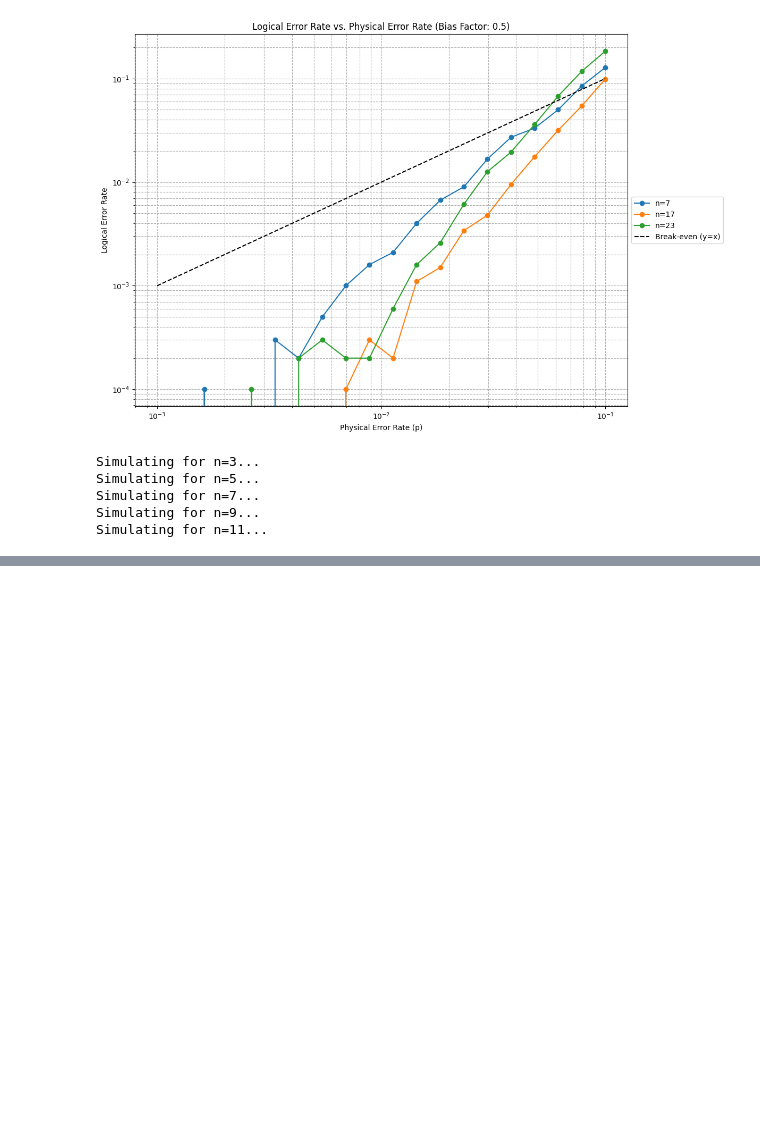
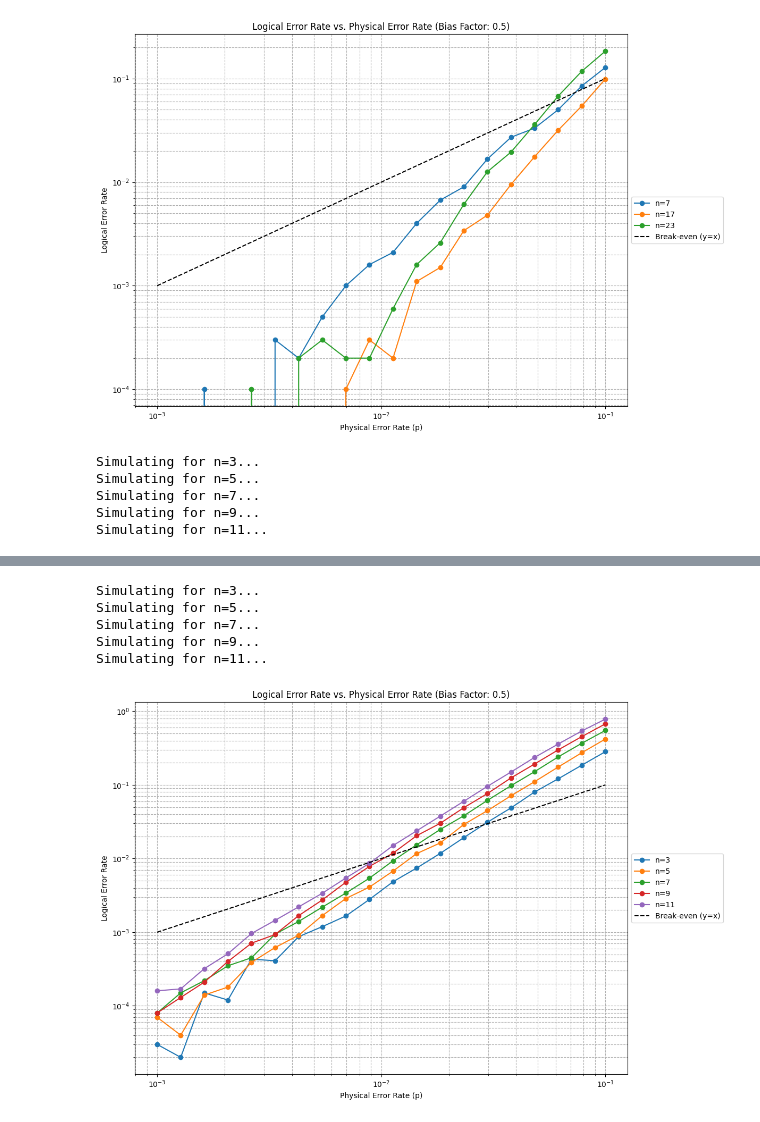
Before and after one commit to MarkAppprogrammer/Qiskit-CSS-T, a Jupyter notebook: decoder/docs/HyperBlossom_demo.ipynb, the cells around one changed output, grey strips where cells are left out. Cells and saved outputs as stored; diff of their text form; code cells hidden in the pictures; blank space fills up the shorter version.

```diff
--- a/decoder/docs/HyperBlossom_demo.ipynb
+++ b/decoder/docs/HyperBlossom_demo.ipynb
@@ -69,24 +77,23 @@ The sympletic matrix of the self-dual CSS code [[n=17,k=1, d>=5]]:
 def H(n, if_self_dual=False):
     d = length_dist_dict[n]
     F2 = galois.GF(2)
-    alistFilePath = alistDirPath + "n" + str(n) + "_d" + str(d) + ".alist"
+    if n == 17:
+        alistFilePath = alistDirPath + "n" + str(n) + "_d" + str(d) + "_Hz.alist"
+        Hz = F2(readAlist(alistFilePath))
+        alistFilePath = alistDirPath + "n" + str(n) + "_d" + str(d) + "_Hx.alist"
+        Hx = F2(readAlist(alistFilePath))
+    else:
+        alistFilePath = alistDirPath + "n" + str(n) + "_d" + str(d) + alistEnd
+
     GenMat = F2(readAlist(alistFilePath))
 
     if if_self_dual:
         G_punctured = GenMat[:, :-1]  # Puncture the last column
-        # Parity-check matrix of the punctured code
-        H_punctured = G_punctured.null_space()
+        Hz = Hx = G_punctured.null_space() # Parity-check matrix of the punctured code = generator matrix of the dual of the punctured code
     else:
-        # For GenMat being a dual-containing code, use null-space as parity-check
-        H_punctured = GenMat.null_space()
+        if n != 17:
+            Hz = Hx = GenMat.null_space()  # For GenMat being a dual-containing code, directly use the null-space of the generator matrix directly as the parity-check matrix
 
-    # --- Construct Hx and Hz ---
-    # For this construction, we use the same matrix for both X and Z checks
-    Hx = H_punctured
-    Hz = H_punctured
-
-    # Convert from Galois Field array to standard Numpy uint8 array
-    # This is crucial for passing them into Stim/Sinter functions
     Hx = np.array(Hx, dtype=np.uint8)
     Hz = np.array(Hz, dtype=np.uint8)
 
@@ -669,0 +670,19 @@ plot_logical_error_rates(ns, ps, bias_factor, log_errors_counts)
+# %%
+DEFAULT_WEIGHT = 100
+ns = [3, 5, 7, 9, 11]
+ps = np.logspace(-3, -1, 20).tolist()
+
+bias_factor = 0.5
+num_shots = 100_000
+
+log_errors_counts = run_simulation(ns, ps, bias_factor, num_shots)
+# %% [output]
+Simulating for n=3...
+Simulating for n=5...
+Simulating for n=7...
+Simulating for n=9...
+Simulating for n=11...
+# %%
+plot_logical_error_rates(ns, ps, bias_factor, log_errors_counts)
+# %% [output]
+[figure, added]
```
Also changed, not shown: parts of 10 cells of this notebook, 1 other file.
